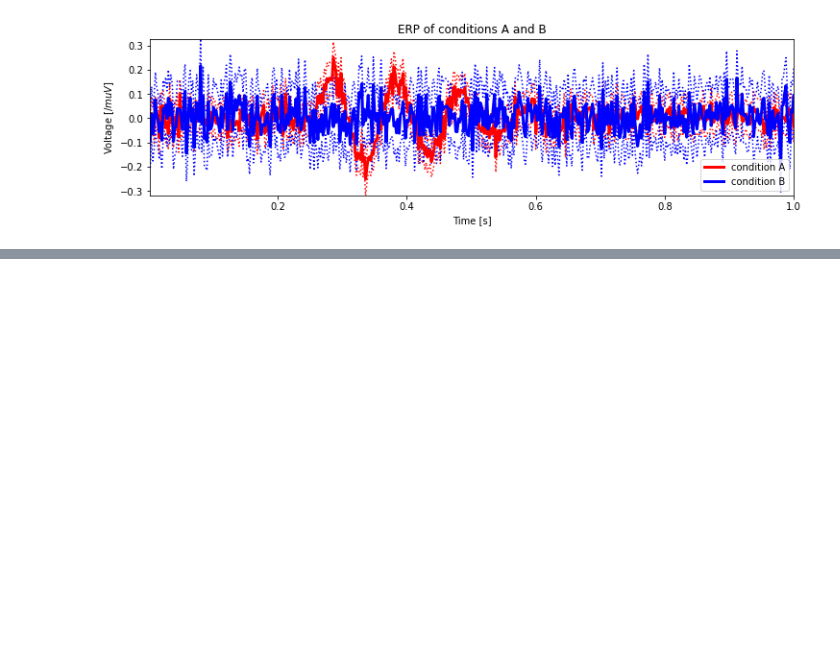
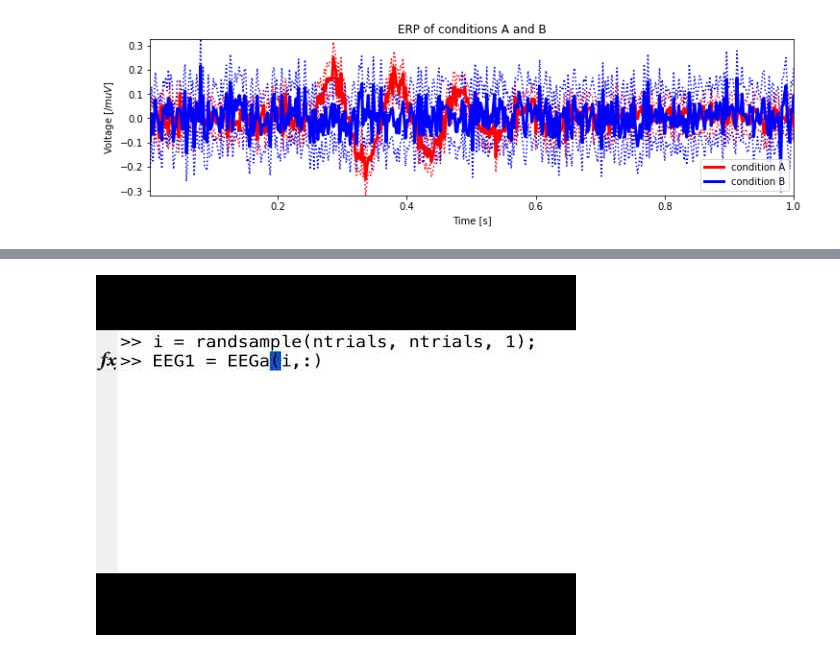
Before and after one commit to npinak/EEG, a Jupyter notebook: Python/The_Event_Related_Potential/The_Event_Related_Potential.ipynb, the cells around one changed output, grey strips where cells are left out. Cells and saved outputs as stored; diff of their text form; code cells hidden in the pictures; blank space fills up the shorter version.

```diff
--- a/Python/The_Event_Related_Potential/The_Event_Related_Potential.ipynb
+++ b/Python/The_Event_Related_Potential/The_Event_Related_Potential.ipynb
@@ -229,0 +258,5 @@ show()
+# %%
+# Step 3
+YouTubeVideo('feQk_vKloXk') # https://youtu.be/feQk_vKloXk
+# %% [output]
+[figure, added]
```
Also changed, not shown: parts of 25 cells of this notebook, 1 other file.
